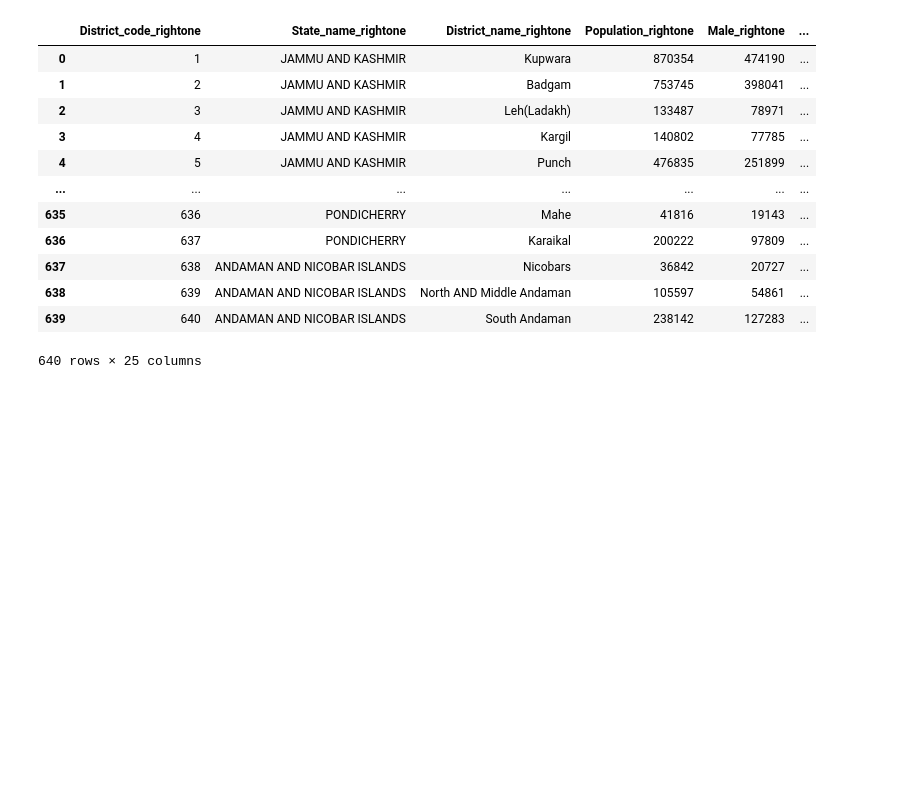
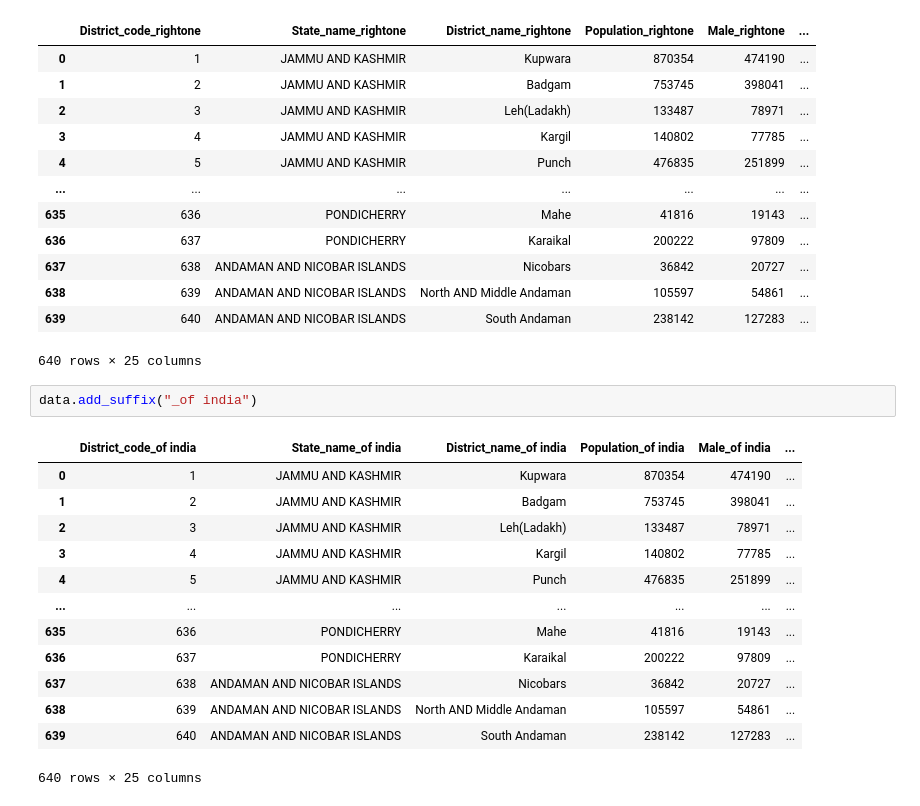
Before and after one commit to YonInsights/Project-7, a Jupyter notebook: Project-7.ipynb, the cells around one changed output. Cells and saved outputs as stored; diff of their text form; blank space fills up the shorter version.

```diff
--- a/Project-7.ipynb
+++ b/Project-7.ipynb
@@ -146,3 +146,19 @@ data.add_suffix('_rightone')
 | 638 | 639 | ANDAMAN AND NICOBAR ISLANDS | North AND Middle Andaman | 105597 | 54861 | ... |
 | 639 | 640 | ANDAMAN AND NICOBAR ISLANDS | South Andaman | 238142 | 127283 | ... |
 640 rows × 25 columns
+# %%
+data.add_suffix("_of india")
+# %% [output]
+|  | District_code_of india | State_name_of india | District_name_of india | Population_of india | Male_of india | ... |
+| 0 | 1 | JAMMU AND KASHMIR | Kupwara | 870354 | 474190 | ... |
+| 1 | 2 | JAMMU AND KASHMIR | Badgam | 753745 | 398041 | ... |
+| 2 | 3 | JAMMU AND KASHMIR | Leh(Ladakh) | 133487 | 78971 | ... |
+| 3 | 4 | JAMMU AND KASHMIR | Kargil | 140802 | 77785 | ... |
+| 4 | 5 | JAMMU AND KASHMIR | Punch | 476835 | 251899 | ... |
+| ... | ... | ... | ... | ... | ... | ... |
+| 635 | 636 | PONDICHERRY | Mahe | 41816 | 19143 | ... |
+| 636 | 637 | PONDICHERRY | Karaikal | 200222 | 97809 | ... |
+| 637 | 638 | ANDAMAN AND NICOBAR ISLANDS | Nicobars | 36842 | 20727 | ... |
+| 638 | 639 | ANDAMAN AND NICOBAR ISLANDS | North AND Middle Andaman | 105597 | 54861 | ... |
+| 639 | 640 | ANDAMAN AND NICOBAR ISLANDS | South Andaman | 238142 | 127283 | ... |
+640 rows × 25 columns
```
